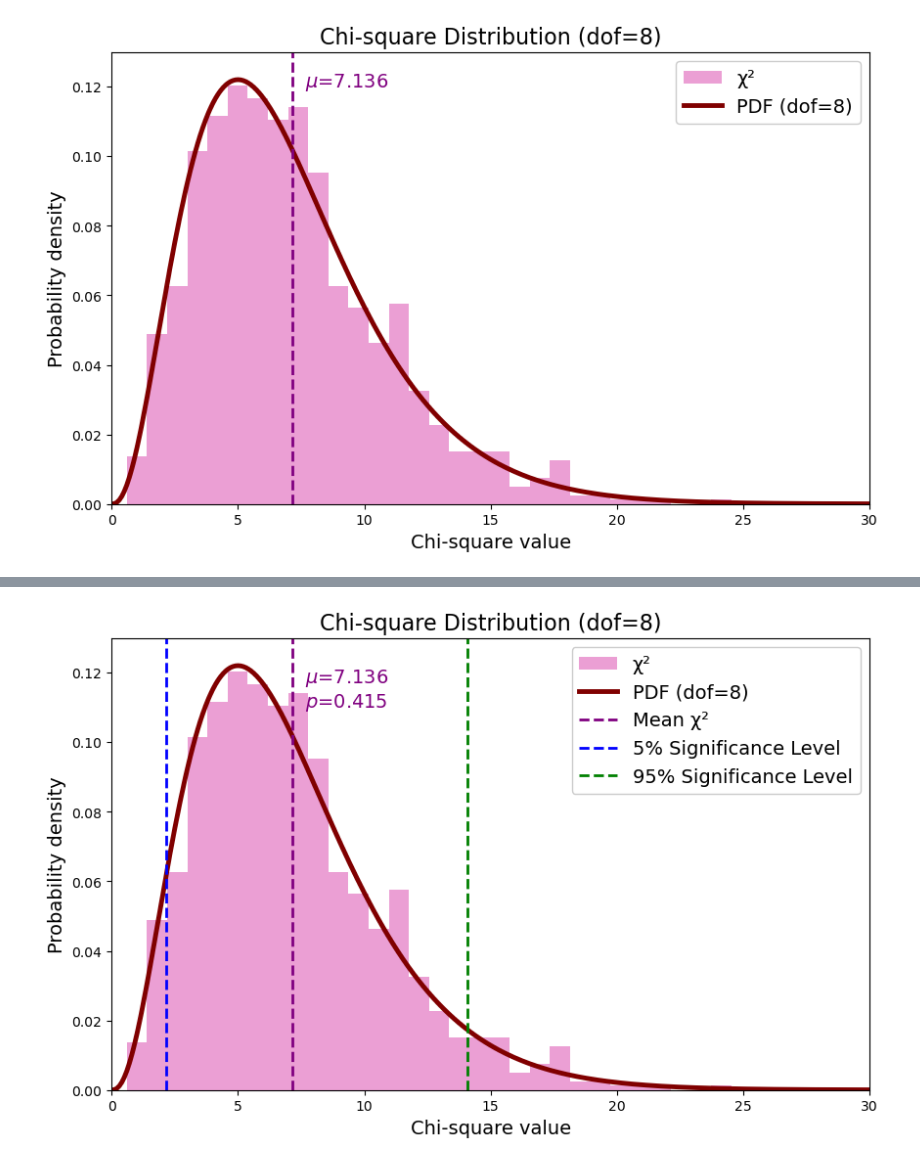
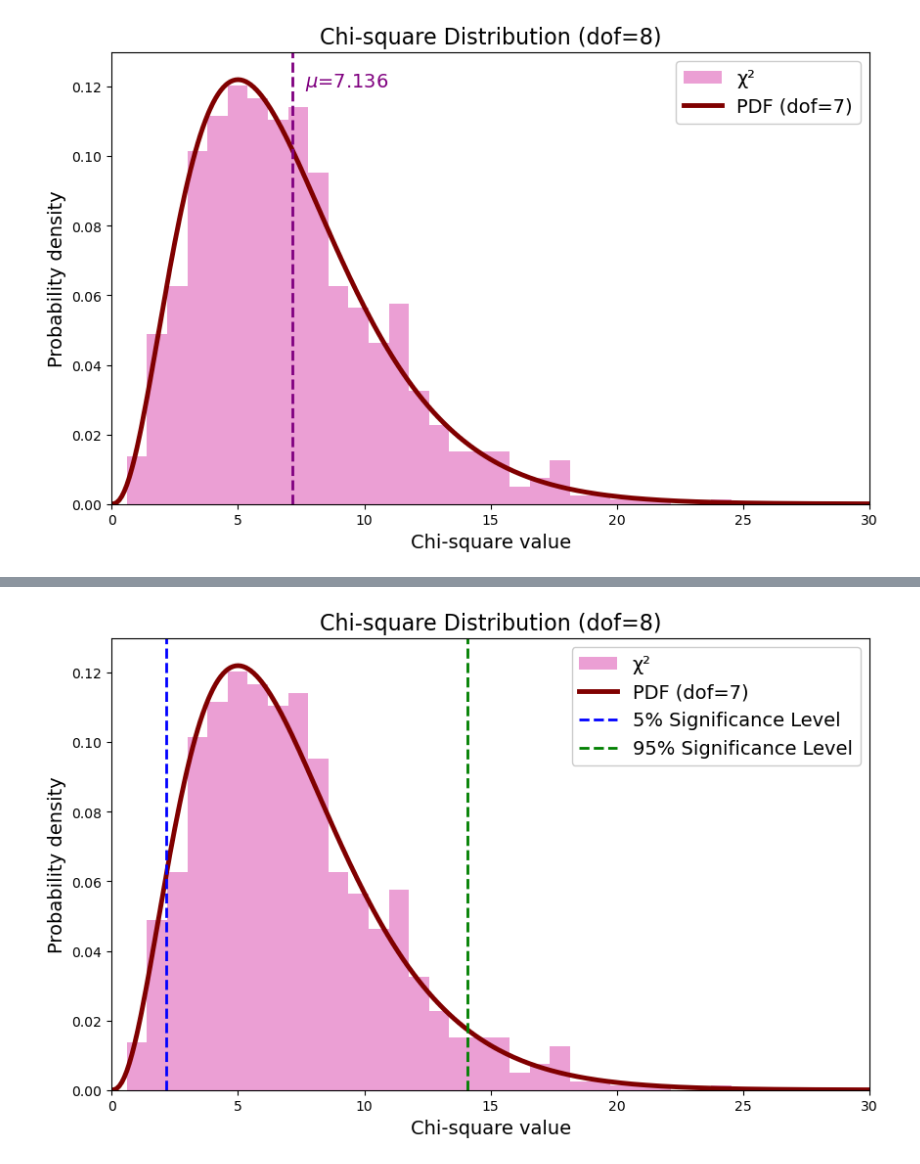
Before and after one commit to hyp0515/exp_phy_ii, a Jupyter notebook: may13/practice_2.ipynb, the cells around one changed output, grey strips where cells are left out. Saved outputs shown, nothing was run; the diff lists cells and outputs as text; code cells hidden in the pictures.

Commit message:
May 13 figures update

```diff
--- a/may13/practice_2.ipynb
+++ b/may13/practice_2.ipynb
@@ -135,31 +144,31 @@ plt.show()
 # %%
 # Calculate the 5% and 95% significance levels
 significance_5 = chi2.ppf(0.05, df=7)
 significance_95 = chi2.ppf(0.95, df=7)
 
 # Plot the histogram with significance levels
 plt.figure(figsize=(10, 6))
 
 plt.hist(chi2_values, bins=30, density=True, alpha=0.7, label='χ²', color='C6', histtype='stepfilled')
 
 x_chi = np.linspace(0, 50, 500)
-plt.plot(x_chi, chi2.pdf(x_chi, df=7), linestyle='-', color='maroon', label='PDF (dof=8)', linewidth=3.5)
+plt.plot(x_chi, chi2.pdf(x_chi, df=7), linestyle='-', color='maroon', label='PDF (dof=7)', linewidth=3.5)
 
 # Mark the mean chi-square value
-plt.plot([mean_chi2, mean_chi2], [0, 0.2], linestyle='--', color="purple", lw=2, label='Mean χ²')
-plt.text(mean_chi2 + 0.5, 0.11, f'$\mu$={mean_chi2:.3f}\n$p$={p_value:.3f}', fontsize=14, color='purple')
+# plt.plot([mean_chi2, mean_chi2], [0, 0.2], linestyle='--', color="purple", lw=2, label='Mean χ²')
+# plt.text(mean_chi2 + 0.5, 0.11, f'$\mu$={mean_chi2:.3f}\n$p$={p_value:.3f}', fontsize=14, color='purple')
 
 # Mark the 5% and 95% significance levels
 plt.axvline(significance_5, color='blue', linestyle='--', linewidth=2, label='5% Significance Level')
 plt.axvline(significance_95, color='green', linestyle='--', linewidth=2, label='95% Significance Level')
 
 plt.title('Chi-square Distribution (dof=8)', fontsize=16)
 plt.xlabel('Chi-square value', fontsize=14)
 plt.ylabel('Probability density', fontsize=14)
 plt.xlim(left=0, right=30)
 plt.ylim(bottom=0, top=0.13)
 plt.legend(fontsize=14, framealpha=1)
 plt.savefig("output2_4.pdf", transparent=True)
 plt.show()
 # %% [output]
-[figure, old version]
+[figure, new version]
```
Also changed, not shown: parts of 3 cells of this notebook, 4 other files.
